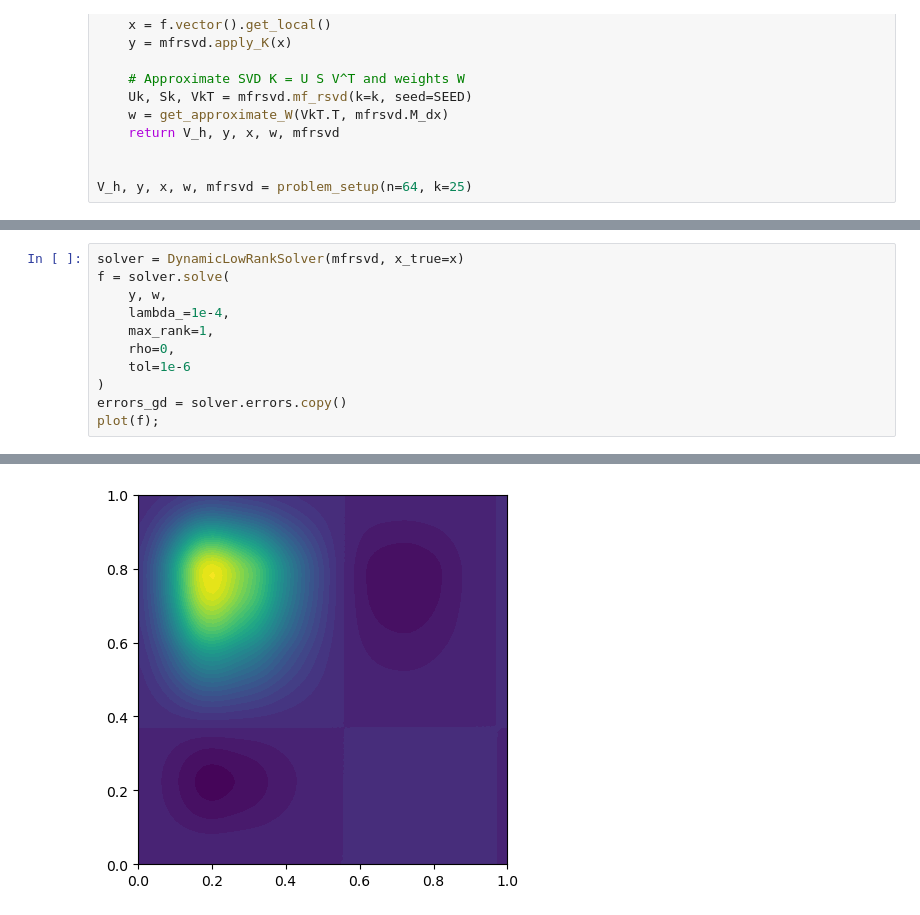
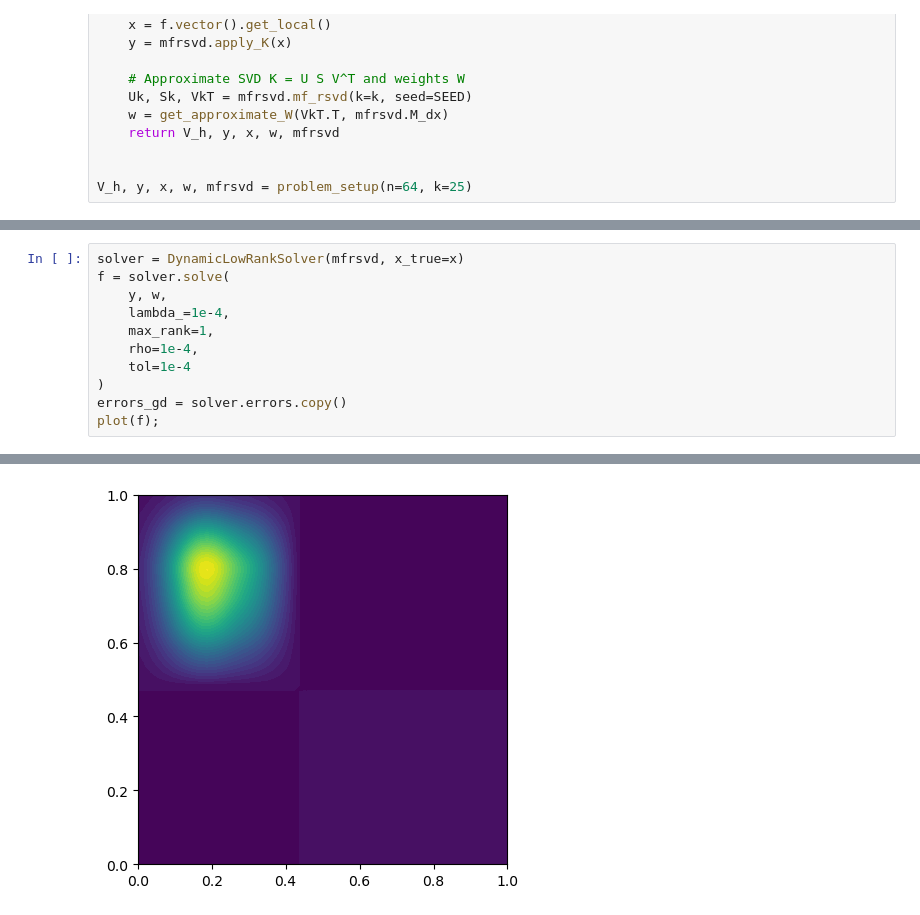
Before and after one commit to EliasSev/masters-thesis, a Jupyter notebook: notebooks/08_improved_low_rank_solver.ipynb, the cells around one changed output, grey strips where cells are left out. Cells and saved outputs as stored; diff of their text form.

```diff
--- a/notebooks/08_improved_low_rank_solver.ipynb
+++ b/notebooks/08_improved_low_rank_solver.ipynb
@@ -71,8 +116,8 @@ f = solver.solve(
     y, w,
     lambda_=1e-4,
     max_rank=1,
-    rho=0,
-    tol=1e-6
+    rho=1e-4,
+    tol=1e-4
 )
 errors_gd = solver.errors.copy()
 plot(f);
@@ -82,2 +127,2 @@ Warning: X did not converge (max_iter=5000 reached)
-[figure, old version]
+[figure, new version]
 # %%
```
Also changed, not shown: parts of 6 cells of this notebook, 1 other file.
